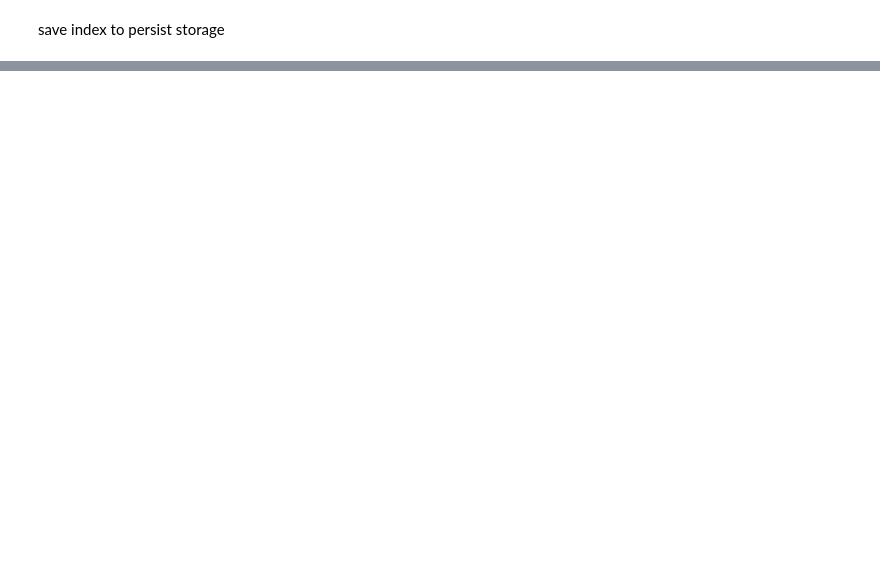
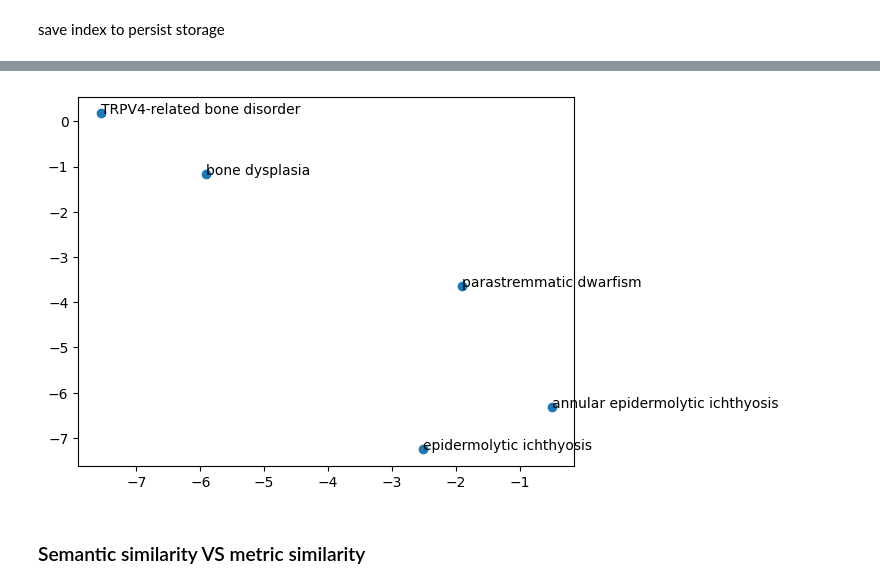
Before and after one commit to laurasck14/KG-RAG, a Jupyter notebook: create_graph.ipynb, the cells around one changed output, grey strips where cells are left out. Drawn from its saved outputs; the diff is of its cells as text; code cells hidden in the pictures; blank space fills up the shorter version.

```diff
--- a/create_graph.ipynb
+++ b/create_graph.ipynb
@@ -551,0 +541,19 @@ index.storage_context.persist(persist_dir="~/scratch-llm/storage/PrimeKG_index/"
+# %%
+# plot the embeddings according to the "node_type" = ' disease' from the "reduced_embeddings" variable
+disease_embeddings = []
+disease_labels = []
+for i, node in enumerate(index_nodes):
+    if node.metadata['node_type'] == 'disease':
+        disease_embeddings.append(reduced_embeddings[i])
+        disease_labels.append(node.metadata['node_name'])
+
+#plot the embeddings
+disease_embeddings = np.array(disease_embeddings)
+plt.scatter(disease_embeddings[:, 0], disease_embeddings[:, 1])
+for i, txt in enumerate(disease_labels):
+    plt.annotate(txt, (disease_embeddings[i, 0], disease_embeddings[i, 1]))
+plt.show()
+# %% [output]
+[figure, added]
+# %% [markdown]
+### Semantic similarity VS metric similarity
```
Also changed, not shown: parts of 23 cells of this notebook.
